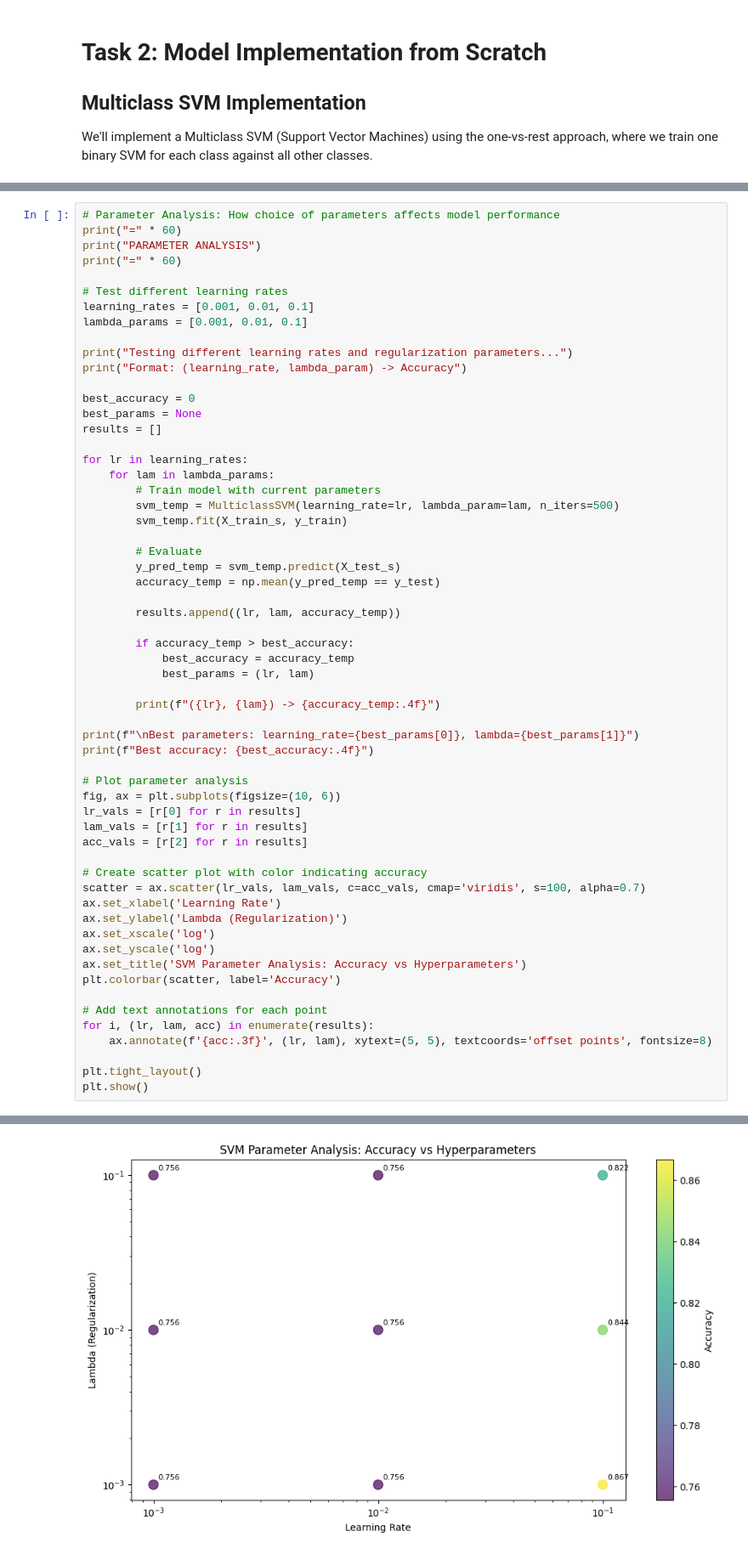
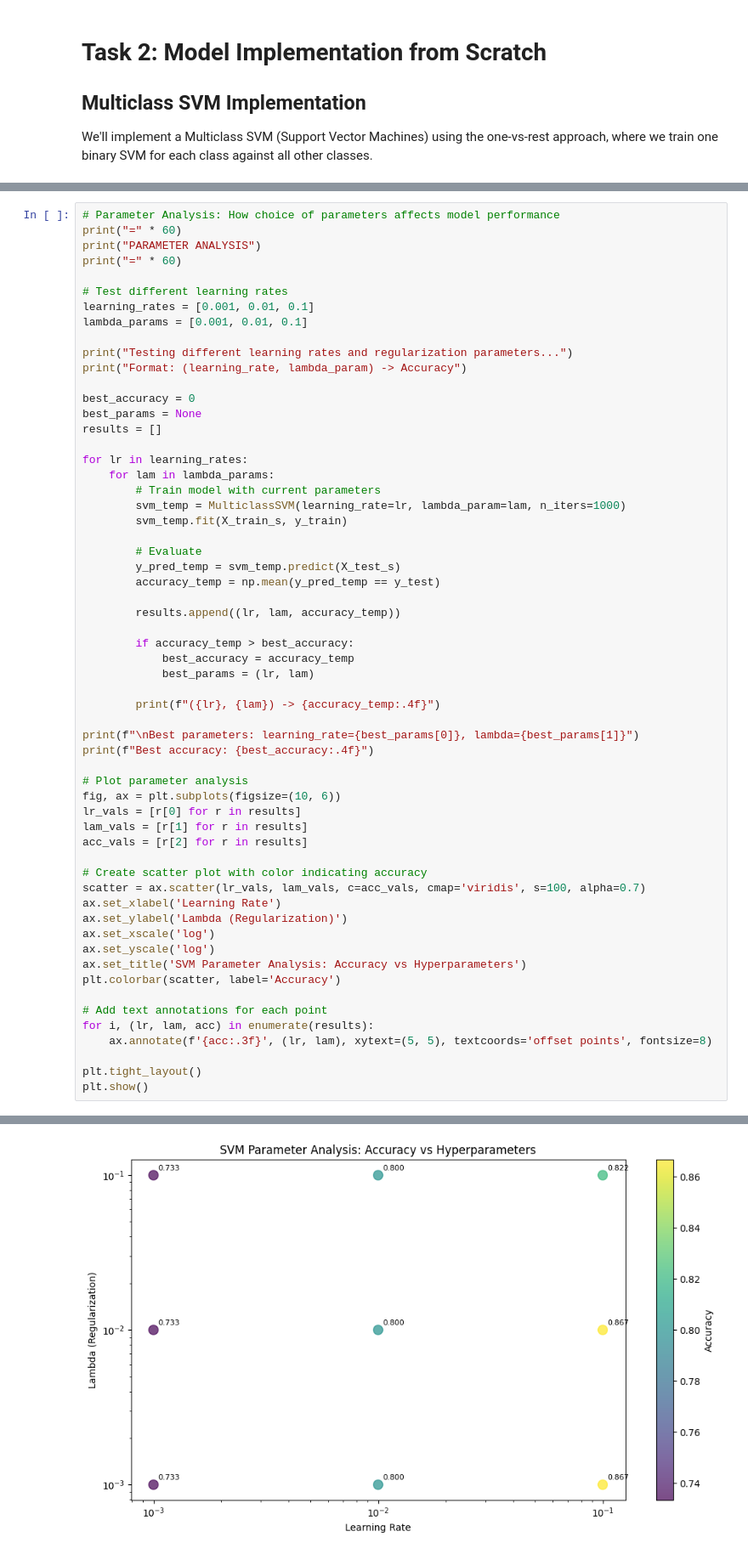
Before and after one commit to LukasKuhz/551git, a Jupyter notebook: A1.ipynb, the cells around one changed output, grey strips where cells are left out. Shown: that part at 85% size. Drawn from its saved outputs; the diff is of its cells as text.

```diff
--- a/A1.ipynb
+++ b/A1.ipynb
@@ -276,7 +265,7 @@ results = []
 for lr in learning_rates:
     for lam in lambda_params:
         # Train model with current parameters
-        svm_temp = MulticlassSVM(learning_rate=lr, lambda_param=lam, n_iters=500)
+        svm_temp = MulticlassSVM(learning_rate=lr, lambda_param=lam, n_iters=1000)
         svm_temp.fit(X_train_s, y_train)
 
         # Evaluate
@@ -332,8 +321,8 @@ Training classifier for class 2...
 (0.1, 0.1) -> 0.8222
 
 Best parameters: learning_rate=0.1, lambda=0.001
 Best accuracy: 0.8667
-[figure, old version]
+[figure, new version]
 # %%
 # Decision Boundary Plotting
 print("=" * 60)
```
Also changed, not shown: parts of 6 cells of this notebook.
